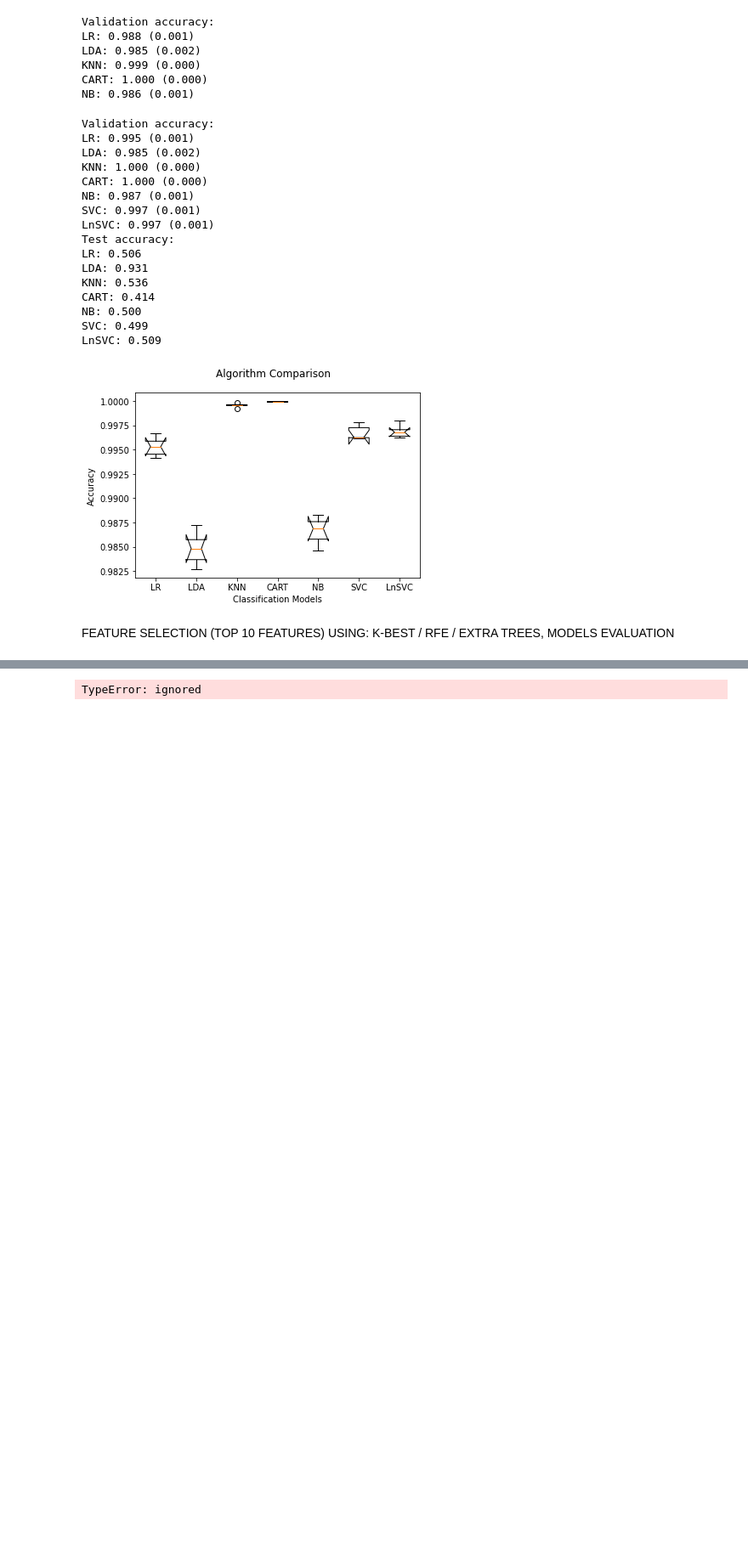
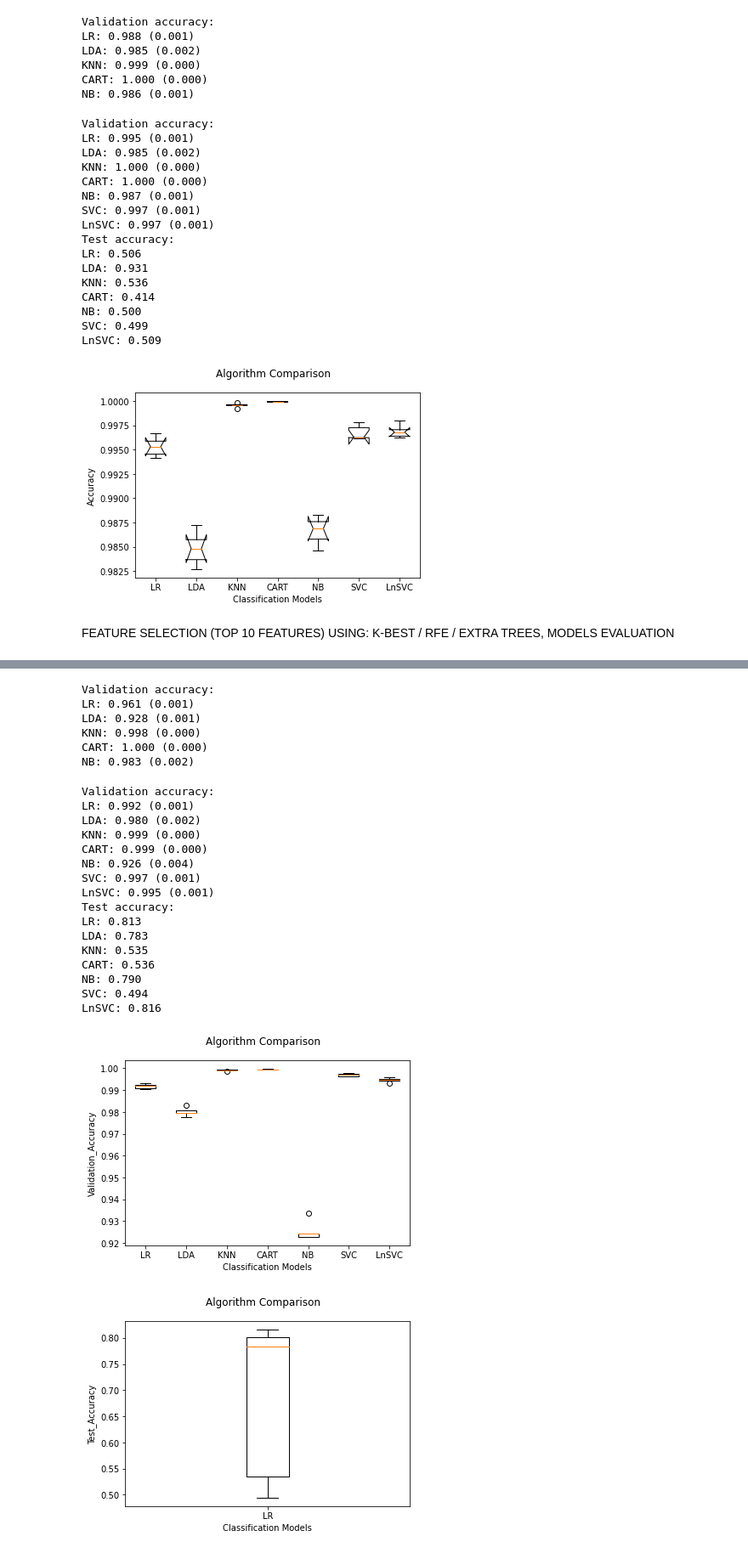
Before and after one commit to irenezi/solid-guide, a Jupyter notebook: coursework.ipynb, the cells around one changed output, grey strips where cells are left out. Shown at 85% size. Cells and saved outputs as stored; diff of their text form; code cells hidden in the pictures; blank space fills up the shorter version.

```diff
--- a/coursework.ipynb
+++ b/coursework.ipynb
@@ -65,6 +65,7 @@ def compare_algorithms(x_train_input, y_train_output, x_test_input, y_test_outpu
   models.append(('NB', GaussianNB()))
   models.append(('SVC', SVC()))
   models.append(('LnSVC', LinearSVC()))
+
   val_results=[]
   test_results=[]
   names=[]
@@ -77,12 +78,15 @@ def compare_algorithms(x_train_input, y_train_output, x_test_input, y_test_outpu
     names.append(name)
     print("%s: %.3f (%.3f)" % (name,cv_results.mean(),cv_results.std()))
 
+  names=[]
+
   print("Test accuracy:")
   for name, model in models:
     model.fit(x_train_input, y_train_output)
     test_prediction = model.predict(x_test_input)
     test_acc = accuracy_score(y_test_output, test_prediction)
     test_results.append(test_acc)
+    names.append(name)
     print("%s: %.3f" % (name,test_acc))
 
   #boxplot comparison
@@ -154,8 +158,8 @@ def rfe_elimination(model, x_train_input, y_train_output, x_test_input):
   featureScores.columns = ['Specs','Score']
   print(featureScores.nsmallest(10,'Score'))
 
-  # find the 10 best features columns
-  featureScores=featureScores.values
+  # find the columns of the 10 best features
+  featureScores=(featureScores.nsmallest(10,'Score')).values
   col=list(featureScores[:,0])
   print(col)
 
@@ -651,14 +648,37 @@ print(kbest_features_resc)
 # %%
 # compare models using top 10 features from K-Best
-compare_algorithms(kbest_features_resc, y_train)
+compare_algorithms(kbest_train_features_resc, y_train, kbest_test_features_resc, y_test)
 # %% [output]
-TypeError: ignored
+Validation accuracy:
+LR: 0.961 (0.001)
+LDA: 0.928 (0.001)
+KNN: 0.998 (0.000)
+CART: 1.000 (0.000)
+NB: 0.983 (0.002)
 # %%
 # Recursive Feature Elimination method for rescaled data
-rfe_features_resc=rfe_elimination(LogisticRegression(solver='liblinear'), x_train_resc, y_train)
-print(rfe_features_resc)
+rfe_train_features_resc, rfe_test_features_resc = rfe_elimination(LogisticRegression(solver='liblinear'), x_train_resc, y_train, x_test_resc)
 # %%
 # compare models using top 10 features from RFE
-compare_algorithms(rfe_features_resc, y_train)
+compare_algorithms(rfe_train_features_resc, y_train, rfe_test_features_resc, y_test)
+# %% [output]
+Validation accuracy:
+LR: 0.992 (0.001)
+LDA: 0.980 (0.002)
+KNN: 0.999 (0.000)
+CART: 0.999 (0.000)
+NB: 0.926 (0.004)
+SVC: 0.997 (0.001)
+LnSVC: 0.995 (0.001)
+Test accuracy:
+LR: 0.813
+LDA: 0.783
+KNN: 0.535
+CART: 0.536
+NB: 0.790
+SVC: 0.494
+LnSVC: 0.816
+[figure, added]
+[figure, added]
 # %%
 # Extra Trees Classifier mathod for rescaled data
```
Also changed, not shown: parts of 5 cells of this notebook.
